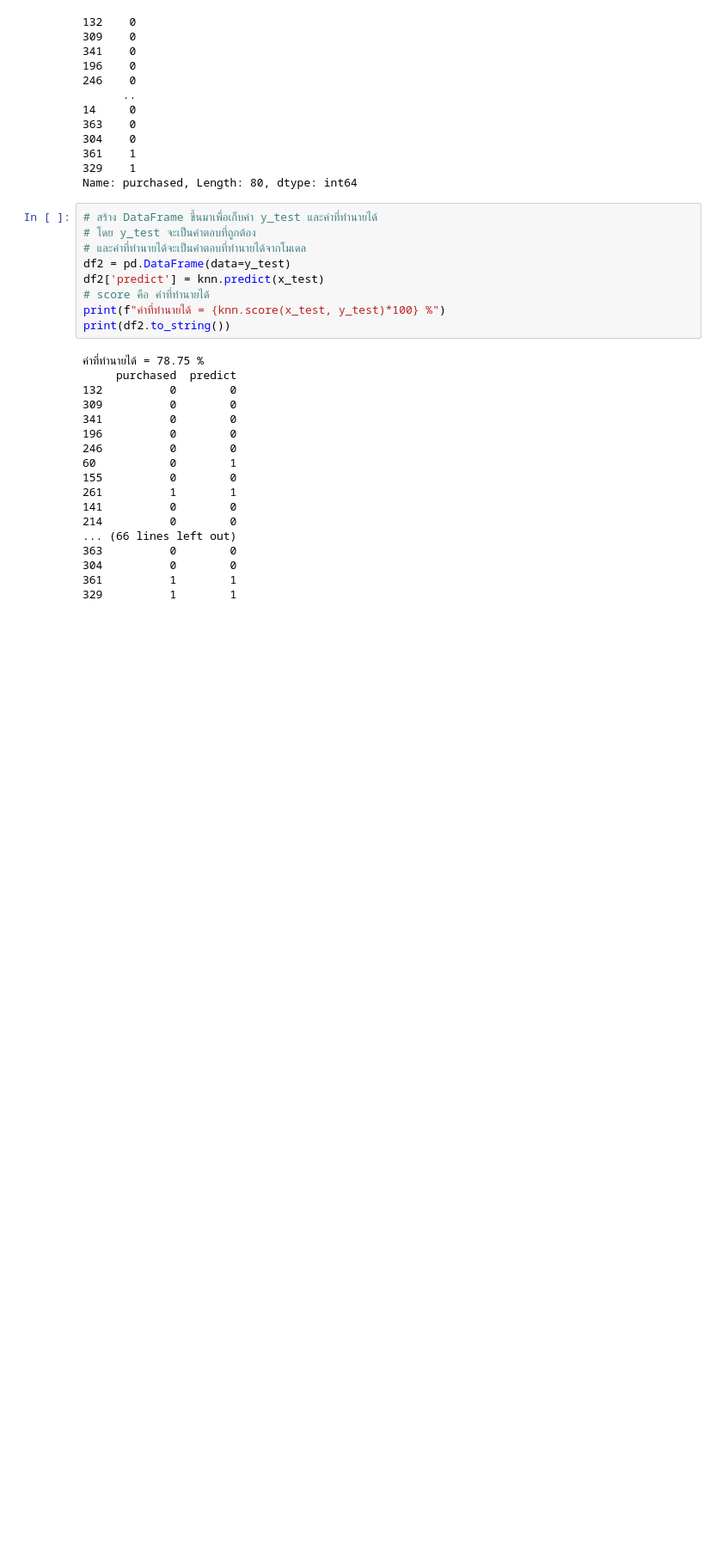
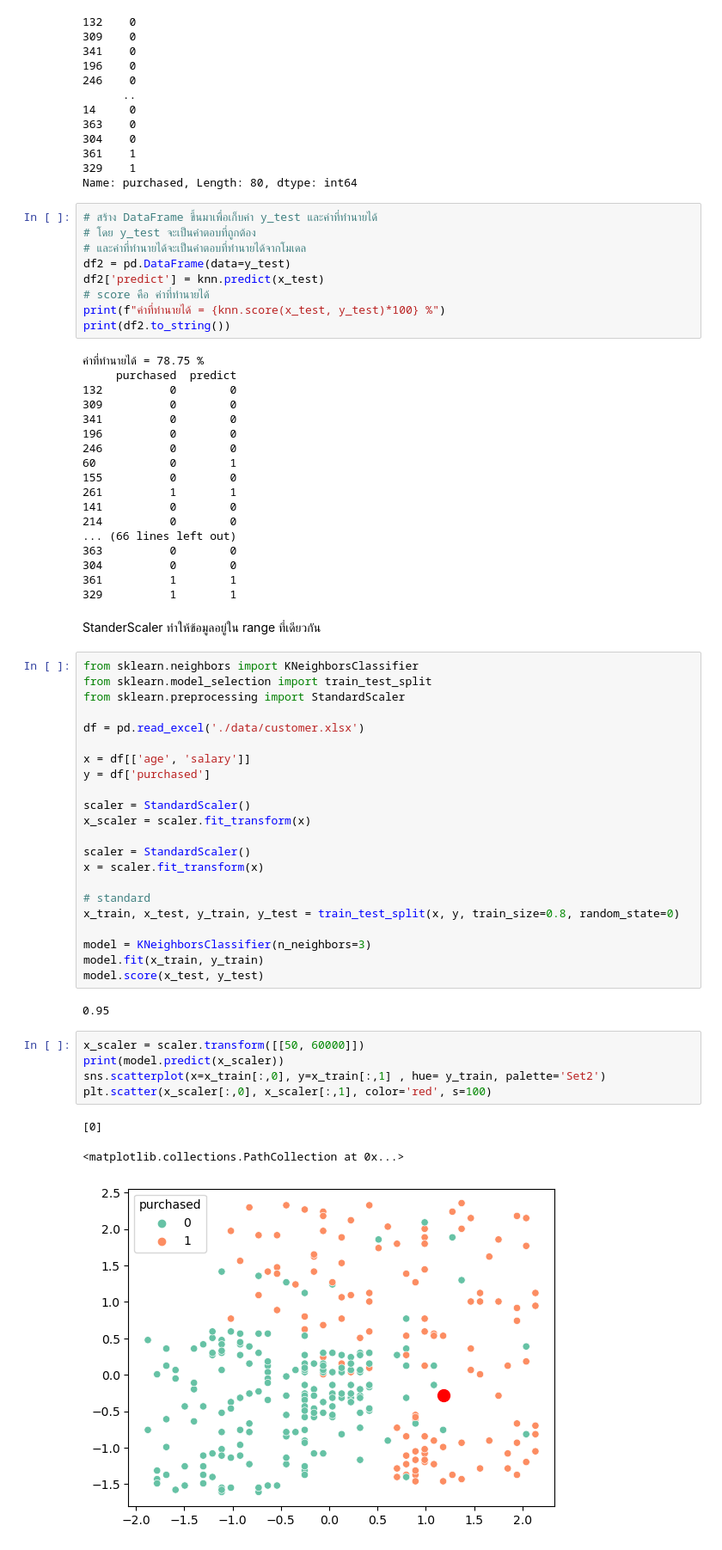
Before and after one commit to PuemMTH/01418323_IDS, a Jupyter notebook: Final/Lacture/KNN.ipynb, the cells around one changed output. Shown: that part at 86% size. Saved outputs shown, nothing was run; the diff lists cells and outputs as text; blank space fills up the shorter version.

```diff
--- a/Final/Lacture/KNN.ipynb
+++ b/Final/Lacture/KNN.ipynb
@@ -133,3 +133,38 @@ print(df2.to_string())
 304          0        0
 361          1        1
 329          1        1
+# %% [markdown]
+StanderScaler ทำให้ข้อมูลอยู่ใน range ที่เดียวกัน
+# %%
+from sklearn.neighbors import KNeighborsClassifier
+from sklearn.model_selection import train_test_split
+from sklearn.preprocessing import StandardScaler
+
+df = pd.read_excel('./data/customer.xlsx')
+
+x = df[['age', 'salary']]
+y = df['purchased']
+
+scaler = StandardScaler()
+x_scaler = scaler.fit_transform(x)
+
+scaler = StandardScaler()
+x = scaler.fit_transform(x)
+
+# standard
+x_train, x_test, y_train, y_test = train_test_split(x, y, train_size=0.8, random_state=0)
+
+model = KNeighborsClassifier(n_neighbors=3)
+model.fit(x_train, y_train)
+model.score(x_test, y_test)
+# %% [output]
+0.95
+# %%
+x_scaler = scaler.transform([[50, 60000]])
+print(model.predict(x_scaler))
+sns.scatterplot(x=x_train[:,0], y=x_train[:,1] , hue= y_train, palette='Set2')
+plt.scatter(x_scaler[:,0], x_scaler[:,1], color='red', s=100)
+# %% [output]
+[0]
+<matplotlib.collections.PathCollection at 0x...>
+[figure, added]
```
Also changed, not shown: 1 other file.
